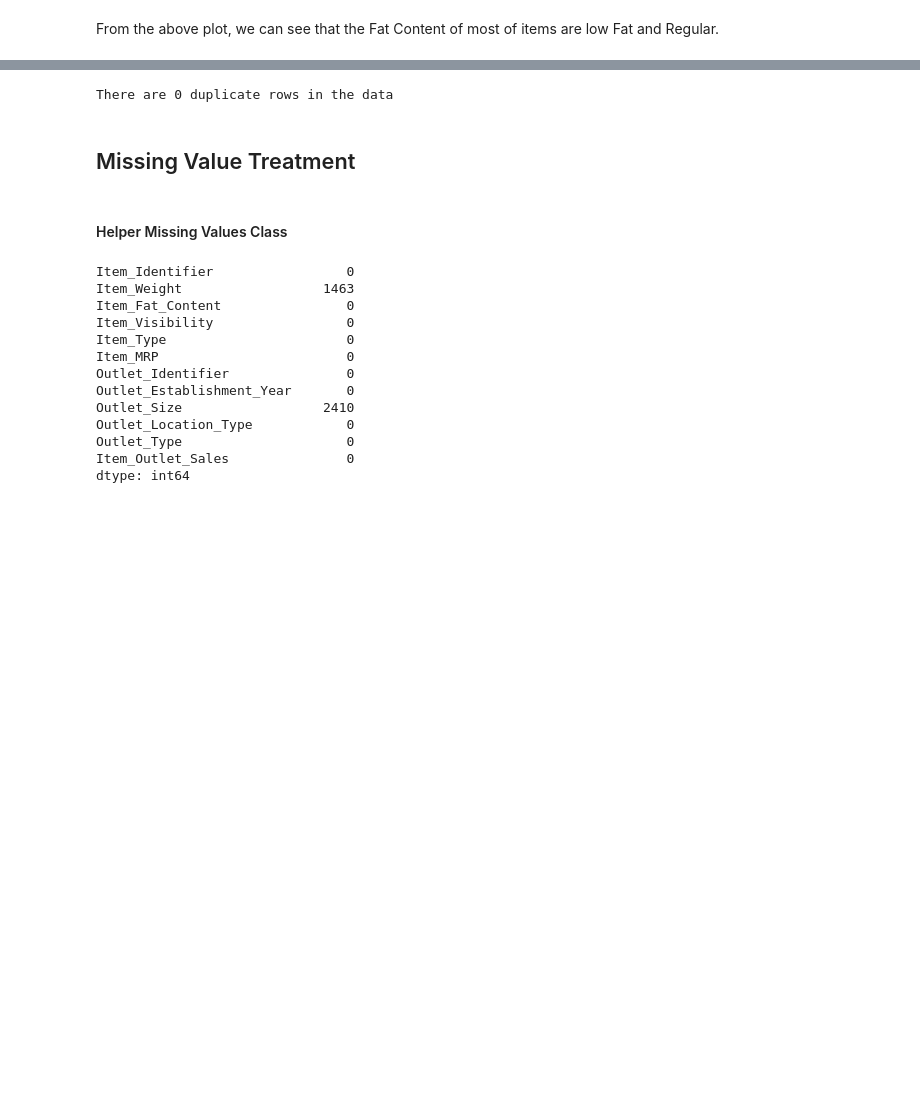
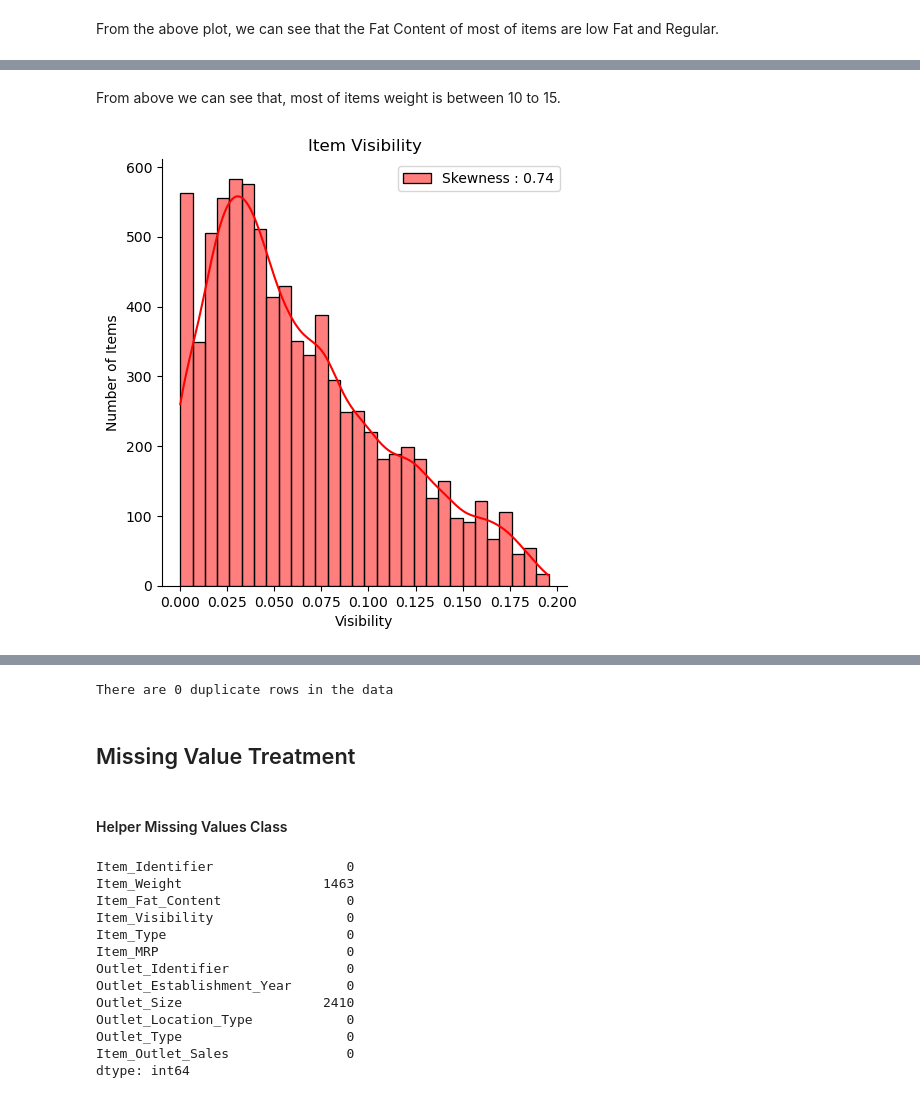
Before and after one commit to Technocolabs100/BigMart-Data-Analysis-and-Prediction, a Jupyter notebook: Mahmoud_Khaled_mahmoud.khaled12245@gmail.com.ipynb, the cells around one changed output, grey strips where cells are left out. Drawn from its saved outputs; the diff is of its cells as text; code cells hidden in the pictures; blank space fills up the shorter version.

```diff
--- a/Mahmoud_Khaled_mahmoud.khaled12245@gmail.com.ipynb
+++ b/Mahmoud_Khaled_mahmoud.khaled12245@gmail.com.ipynb
@@ -157,0 +201,6 @@ From the above plot, we can see that the Fat Content of most of items are low Fa
+# %% [markdown]
+From above we can see that, most of items weight is between 10 to 15.
+# %%
+plotter.plot_displot(train_data, 'Item_Visibility', 'Item Visibility', 'Visibility', 'Number of Items')
+# %% [output]
+[figure, added]
```
Also changed, not shown: parts of 21 cells of this notebook.
